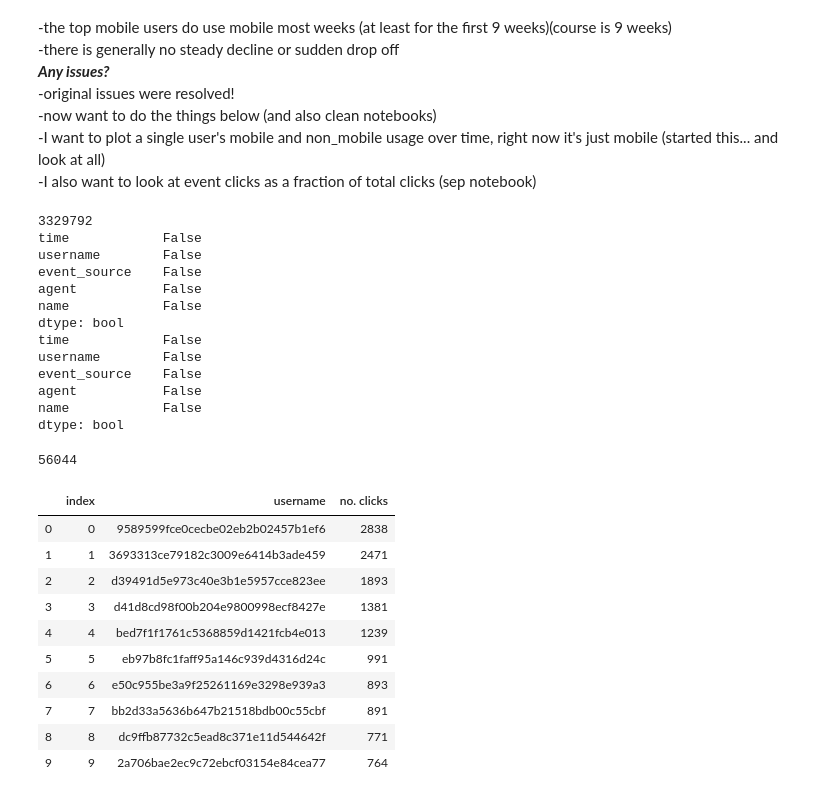
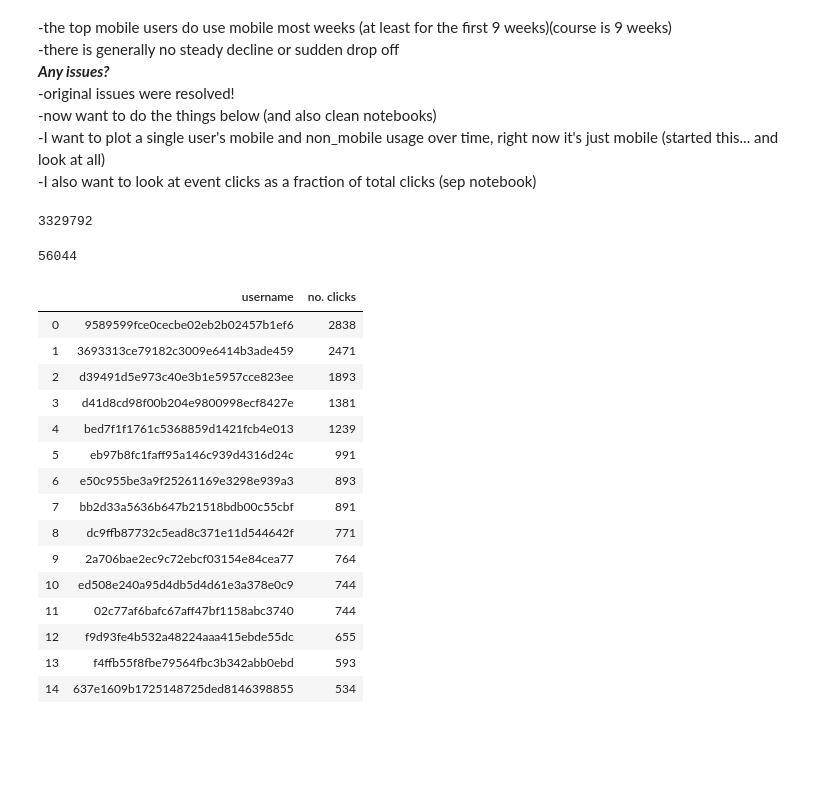
Before and after one commit to jyoonkim/Test, a Jupyter notebook: user_device_hb_timeseries.ipynb, the cells around one changed output. Cells and saved outputs as stored; diff of their text form; code cells hidden in the pictures; blank space fills up the shorter version.

```diff
--- a/user_device_hb_timeseries.ipynb
+++ b/user_device_hb_timeseries.ipynb
@@ -45,6 +46,9 @@ non_mobile_data_org = non_mobile_data_org.drop(['Unnamed: 0'], axis = 1)
 user_data = user_data_org
 mobile_data = mobile_data_org
 non_mobile_data = non_mobile_data_org
+
+# print(user_data_org.isna().any())
+# print(user_data_org.isnull().any())
 
 user_data = user_data.dropna()
 user_data = user_data.reset_index(drop=True)
@@ -54,25 +58,6 @@ non_mobile_data = non_mobile_data.dropna()
 non_mobile_data = non_mobile_data.reset_index(drop=True)
 assert (len(user_data) - len(non_mobile_data)) == (len(mobile_data))
 print(len(user_data))
-
-
-print(user_data.isna().any())
-print(user_data.isnull().any())
-
-# for index, row in Mobile_data.iterrows():
-#     assert row['username'] != ''
 # %% [output]
 3329792
-time            False
-username        False
-event_source    False
-agent           False
-name            False
-dtype: bool
-time            False
-username        False
-event_source    False
-agent           False
-name            False
-dtype: bool
 # %%
@@ -88,24 +74,29 @@ print(len(mobile_data))
 56044
 # %%
 #find top MOBILE users
-NUM_TOP = 10
+NUM_TOP = 15
 #no nan because lots of nans in names????
 data_copy  = mobile_data.dropna()
 data_copy = data_copy.reset_index(drop=True)
 
 top_users = get_top_users(data_copy, NUM_TOP)
-
+top_users = top_users.drop(['index'], axis = 1)
 top_users.head(NUM_TOP)
 # %% [output]
-|  | index | username | no. clicks |
-| 0 | 0 | 9589599fce0cecbe02eb2b02457b1ef6 | 2838 |
-| 1 | 1 | 3693313ce79182c3009e6414b3ade459 | 2471 |
-| 2 | 2 | d39491d5e973c40e3b1e5957cce823ee | 1893 |
-| 3 | 3 | d41d8cd98f00b204e9800998ecf8427e | 1381 |
-| 4 | 4 | bed7f1f1761c5368859d1421fcb4e013 | 1239 |
-| 5 | 5 | eb97b8fc1faff95a146c939d4316d24c | 991 |
-| 6 | 6 | e50c955be3a9f25261169e3298e939a3 | 893 |
-| 7 | 7 | bb2d33a5636b647b21518bdb00c55cbf | 891 |
-| 8 | 8 | dc9ffb87732c5ead8c371e11d544642f | 771 |
-| 9 | 9 | 2a706bae2ec9c72ebcf03154e84cea77 | 764 |
+|  | username | no. clicks |
+| 0 | 9589599fce0cecbe02eb2b02457b1ef6 | 2838 |
+| 1 | 3693313ce79182c3009e6414b3ade459 | 2471 |
+| 2 | d39491d5e973c40e3b1e5957cce823ee | 1893 |
+| 3 | d41d8cd98f00b204e9800998ecf8427e | 1381 |
+| 4 | bed7f1f1761c5368859d1421fcb4e013 | 1239 |
+| 5 | eb97b8fc1faff95a146c939d4316d24c | 991 |
+| 6 | e50c955be3a9f25261169e3298e939a3 | 893 |
+| 7 | bb2d33a5636b647b21518bdb00c55cbf | 891 |
+| 8 | dc9ffb87732c5ead8c371e11d544642f | 771 |
+| 9 | 2a706bae2ec9c72ebcf03154e84cea77 | 764 |
+| 10 | ed508e240a95d4db5d4d61e3a378e0c9 | 744 |
+| 11 | 02c77af6bafc67aff47bf1158abc3740 | 744 |
+| 12 | f9d93fe4b532a48224aaa415ebde55dc | 655 |
+| 13 | f4ffb55f8fbe79564fbc3b342abb0ebd | 593 |
+| 14 | 637e1609b1725148725ded8146398855 | 534 |
 # %%
```
Also changed, not shown: parts of 20 cells of this notebook, 4 other files.
